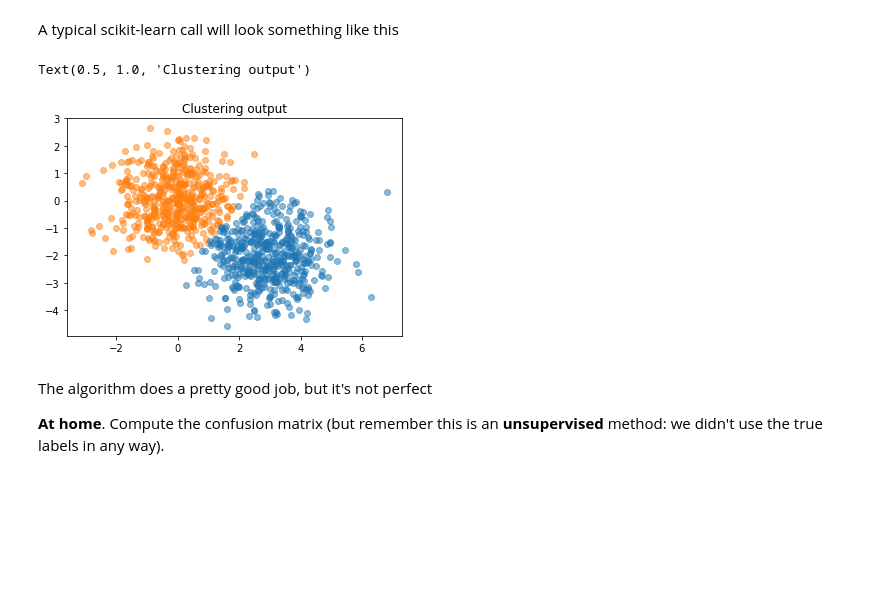
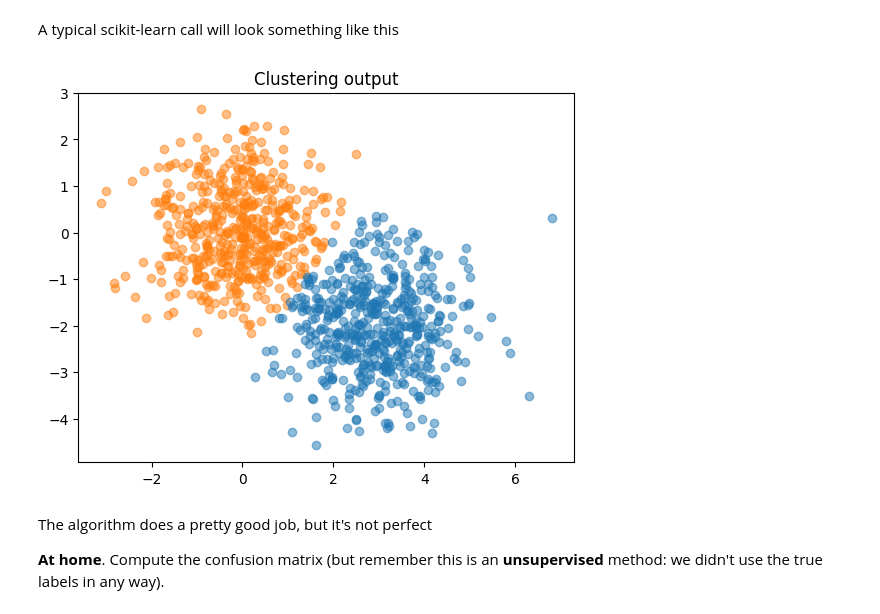
Before and after one commit to dgerosa/astrostatistics_bicocca_2024, a Jupyter notebook: lectures/L14_clustering.ipynb, the cells around one changed output. Drawn from its saved outputs; the diff is of its cells as text; code cells hidden in the pictures; blank space fills up the shorter version.

```diff
--- a/lectures/L14_clustering.ipynb
+++ b/lectures/L14_clustering.ipynb
@@ -199,26 +214,25 @@ A typical scikit-learn call will look something like this
 # %%
 
 from sklearn.cluster import KMeans
 from sklearn import preprocessing
 
-clf = KMeans(n_clusters=2) #Try 2 clusters to start with
+clf = KMeans(n_clusters=2,n_init='auto') #Try 2 clusters to start with
 clf.fit(X)
 centers = clf.cluster_centers_ #location of the clusters
 labels = clf.predict(X) #labels for each of the points
 
 # plot the data color-coded by cluster id
 colors = ['C1', 'C0', 'C2']
 for ii in range(3):
     plt.scatter(X[labels==ii,0], X[labels==ii,1],
                 color=colors[ii],alpha=0.5)
 
 # To get some information on these try:
 # KMeans?
 # help(clf)
-plt.title('Clustering output')
+plt.title('Clustering output');
 # %% [output]
-Text(0.5, 1.0, 'Clustering output')
-[figure, old version]
+[figure, new version]
 # %% [markdown]
 The algorithm does a pretty good job, but it's not perfect
 
```
Also changed, not shown: parts of 15 cells of this notebook, 1 other file.
